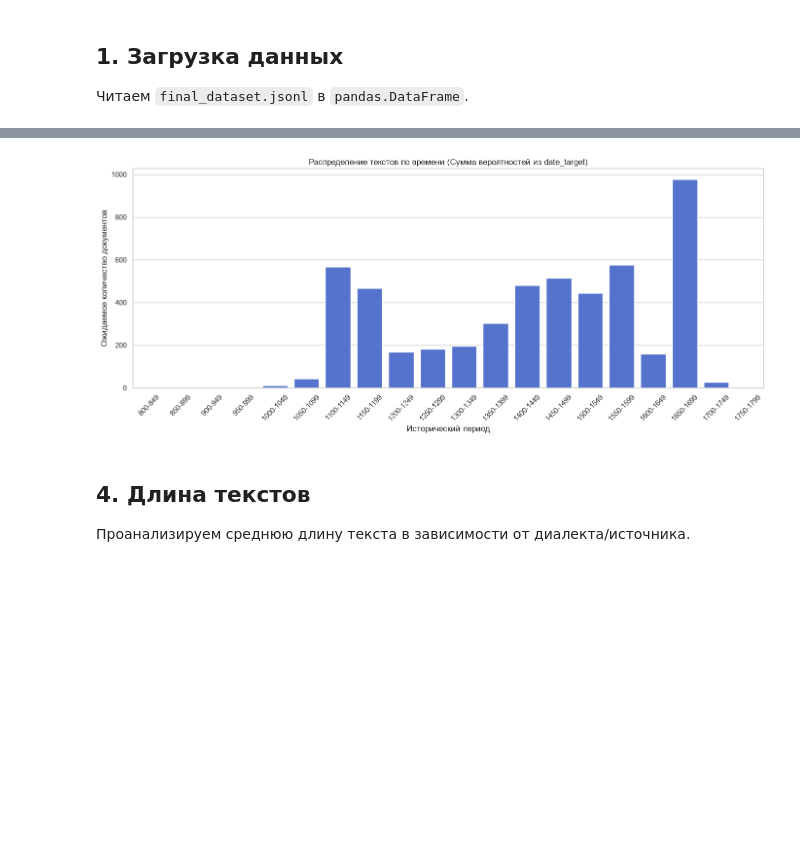
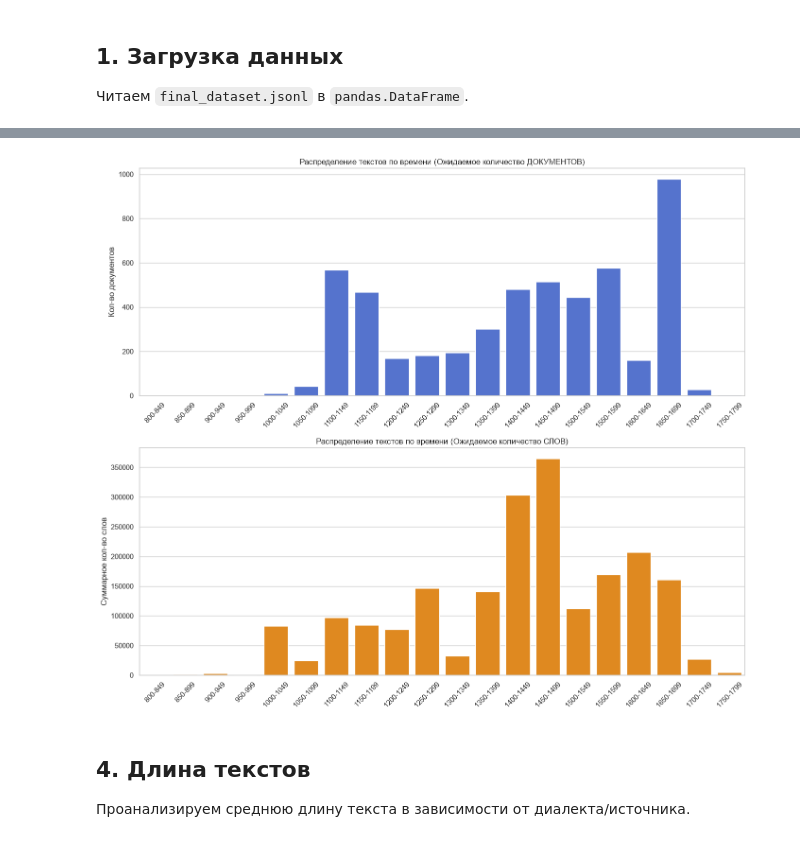
Before and after one commit to AlexanderSychev2005/Kyivan, a Jupyter notebook: notebooks/EDA.ipynb, the cells around one changed output, grey strips where cells are left out. Saved outputs shown, nothing was run; the diff lists cells and outputs as text; code cells hidden in the pictures; blank space fills up the shorter version.

```diff
--- a/notebooks/EDA.ipynb
+++ b/notebooks/EDA.ipynb
@@ -57,23 +78,36 @@ plt.show()
 # %%
-# Извлекаем все вектора и суммируем их (каждый вектор - это вероятность)
+# Вектора по документам (Сумма вероятностей)
 all_targets = np.array(df['date_target'].tolist())
-sum_targets = all_targets.sum(axis=0)
+sum_docs = all_targets.sum(axis=0)
+
+# Вектора по словам (Умножаем вектор вероятностей на длину текста в словах)
+word_lengths = df['text_len_words'].values.reshape(-1, 1)
+weighted_targets = all_targets * word_lengths
+sum_words = weighted_targets.sum(axis=0)
 
 # Подготовим подписи для корзин
 start_year = 800
 bucket_size = 50
 labels = [f"{start_year + i*bucket_size}-{start_year + (i+1)*bucket_size - 1}" for i in range(20)]
 
-plt.figure(figsize=(14, 6))
-sns.barplot(x=labels, y=sum_targets, color='royalblue')
-plt.xticks(rotation=45)
-plt.title('Распределение текстов по времени (Сумма вероятностей из date_target)')
-plt.xlabel('Исторический период')
-plt.ylabel('Ожидаемое количество документов')
+fig, axes = plt.subplots(2, 1, figsize=(14, 12))
+
+# График 1: По документам
+sns.barplot(x=labels, y=sum_docs, ax=axes[0], color='royalblue')
+axes[0].tick_params(axis='x', rotation=45)
+axes[0].set_title('Распределение текстов по времени (Ожидаемое количество ДОКУМЕНТОВ)')
+axes[0].set_ylabel('Кол-во документов')
+
+# График 2: По словам
+sns.barplot(x=labels, y=sum_words, ax=axes[1], color='darkorange')
+axes[1].tick_params(axis='x', rotation=45)
+axes[1].set_title('Распределение текстов по времени (Ожидаемое количество СЛОВ)')
+axes[1].set_ylabel('Суммарное кол-во слов')
+
 plt.tight_layout()
 plt.show()
 # %% [output]
-[figure, old version]
+[figure, new version]
 # %% [markdown]
 ## 4. Длина текстов
 Проанализируем среднюю длину текста в зависимости от диалекта/источника.
```
Also changed, not shown: parts of 7 cells of this notebook.
